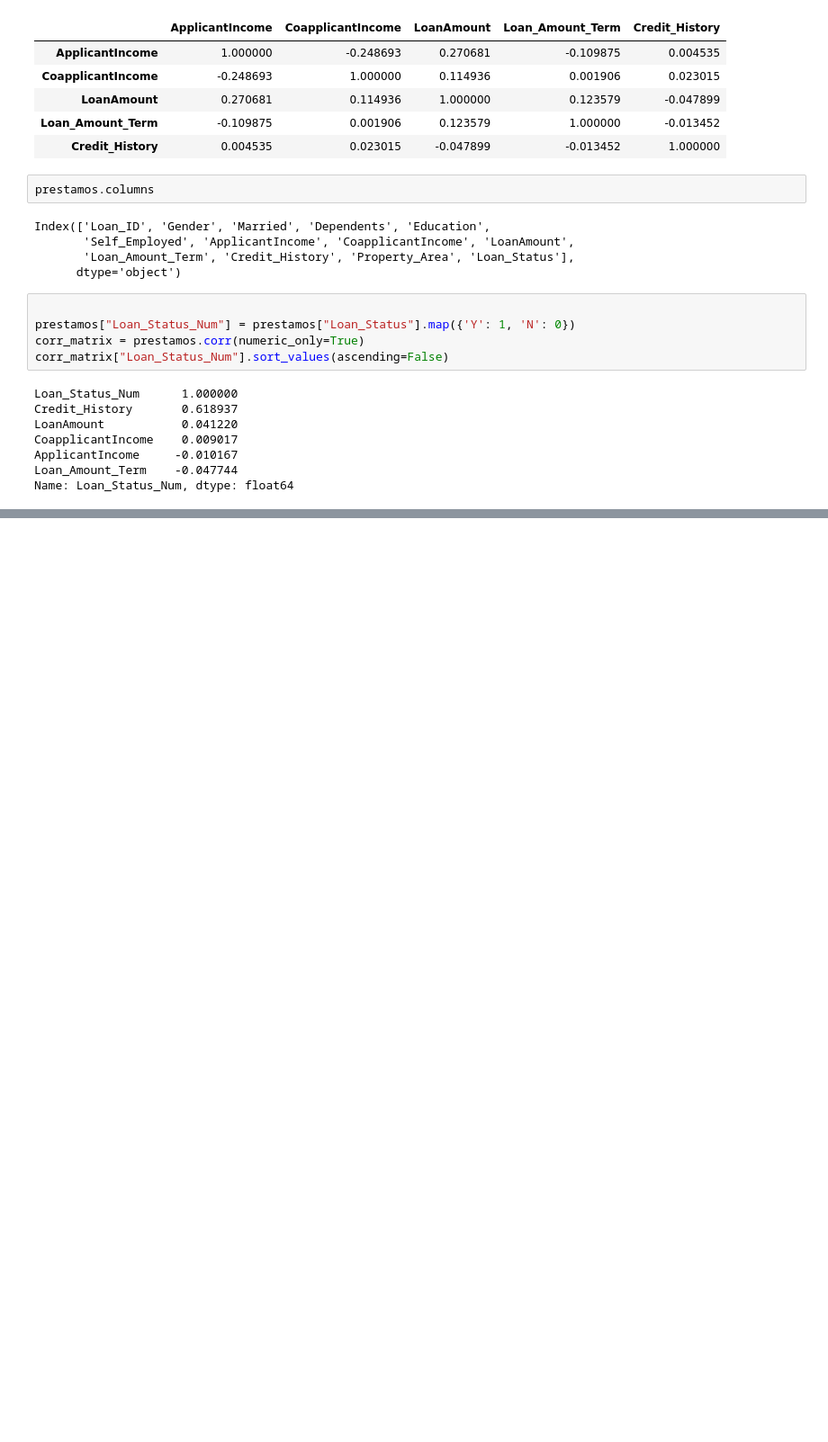
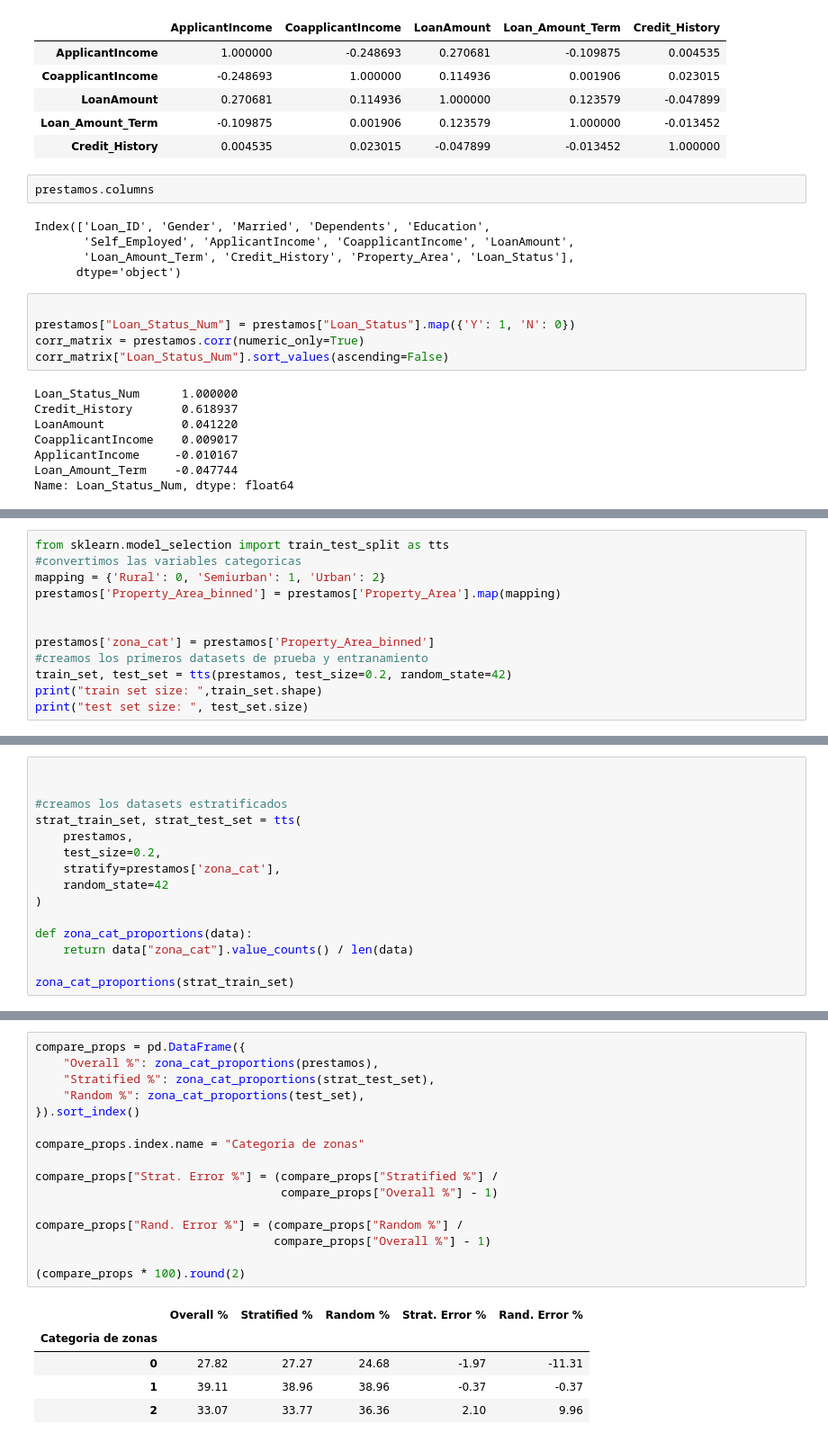
Before and after one commit to LuisDavid01/notebook-proyecto-big-data, a Jupyter notebook: SC-707_G7_Propuesta de proyecto.ipynb, the cells around one changed output, grey strips where cells are left out. Shown: that part at 90% size. Cells and saved outputs as stored; diff of their text form; blank space fills up the shorter version.

```diff
--- a/SC-707_G7_Propuesta de proyecto.ipynb
+++ b/SC-707_G7_Propuesta de proyecto.ipynb
@@ -270,0 +367,12 @@ plt.show()
+# %%
+from sklearn.model_selection import train_test_split as tts
+#convertimos las variables categoricas
+mapping = {'Rural': 0, 'Semiurban': 1, 'Urban': 2}
+prestamos['Property_Area_binned'] = prestamos['Property_Area'].map(mapping)
+
+
+prestamos['zona_cat'] = prestamos['Property_Area_binned']
+#creamos los primeros datasets de prueba y entranamiento
+train_set, test_set = tts(prestamos, test_size=0.2, random_state=42)
+print("train set size: ",train_set.shape)
+print("test set size: ", test_set.size)
@@ -270,0 +382,15 @@ plt.show()
+# %%
+
+
+#creamos los datasets estratificados
+strat_train_set, strat_test_set = tts(
+    prestamos,
+    test_size=0.2,
+    stratify=prestamos['zona_cat'],
+    random_state=42
+)
+
+def zona_cat_proportions(data):
+    return data["zona_cat"].value_counts() / len(data)
+
+zona_cat_proportions(strat_train_set)
@@ -270,0 +411,22 @@ plt.show()
+# %%
+compare_props = pd.DataFrame({
+    "Overall %": zona_cat_proportions(prestamos),
+    "Stratified %": zona_cat_proportions(strat_test_set),
+    "Random %": zona_cat_proportions(test_set),
+}).sort_index()
+
+compare_props.index.name = "Categoria de zonas"
+
+compare_props["Strat. Error %"] = (compare_props["Stratified %"] /
+                                   compare_props["Overall %"] - 1)
+
+compare_props["Rand. Error %"] = (compare_props["Random %"] /
+                                  compare_props["Overall %"] - 1)
+
+(compare_props * 100).round(2)
+# %% [output]
+|  | Overall % | Stratified % | Random % | Strat. Error % | Rand. Error % |
+| Categoria de zonas |  |  |  |  |  |
+| 0 | 27.82 | 27.27 | 24.68 | -1.97 | -11.31 |
+| 1 | 39.11 | 38.96 | 38.96 | -0.37 | -0.37 |
+| 2 | 33.07 | 33.77 | 36.36 | 2.10 | 9.96 |
```
Also changed, not shown: parts of 9 cells of this notebook.
